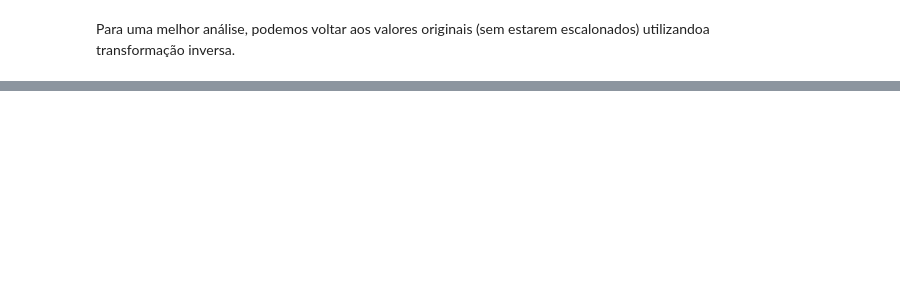
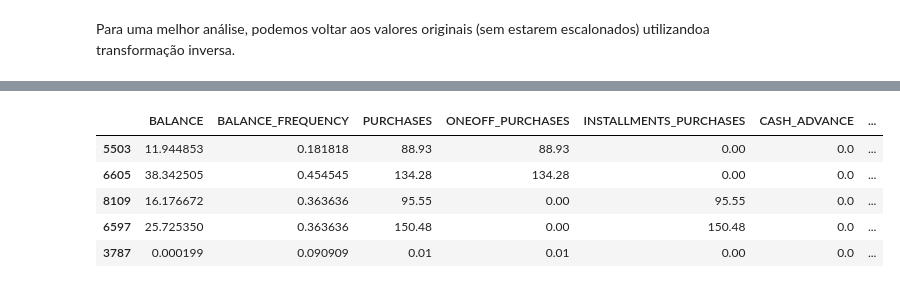
Before and after one commit to Mario-RJunior/Departamento-Marketing, a Jupyter notebook: Segmentacao_marketing.ipynb, the cells around one changed output, grey strips where cells are left out. Drawn from its saved outputs; the diff is of its cells as text; code cells hidden in the pictures; blank space fills up the shorter version.

```diff
--- a/Segmentacao_marketing.ipynb
+++ b/Segmentacao_marketing.ipynb
@@ -342,0 +380,11 @@ cluster_centers
+# %%
+# Ordenando de forma crescente o dataframe por clusters
+credit_ordered = creditcard_cluster.sort_values(by='cluster')
+credit_ordered.head()
+# %% [output]
+|  | BALANCE | BALANCE_FREQUENCY | PURCHASES | ONEOFF_PURCHASES | INSTALLMENTS_PURCHASES | CASH_ADVANCE | ... |
+| 5503 | 11.944853 | 0.181818 | 88.93 | 88.93 | 0.00 | 0.0 | ... |
+| 6605 | 38.342505 | 0.454545 | 134.28 | 134.28 | 0.00 | 0.0 | ... |
+| 8109 | 16.176672 | 0.363636 | 95.55 | 0.00 | 95.55 | 0.0 | ... |
+| 6597 | 25.725350 | 0.363636 | 150.48 | 0.00 | 150.48 | 0.0 | ... |
+| 3787 | 0.000199 | 0.090909 | 0.01 | 0.01 | 0.00 | 0.0 | ... |
```
Also changed, not shown: parts of 11 cells of this notebook.
